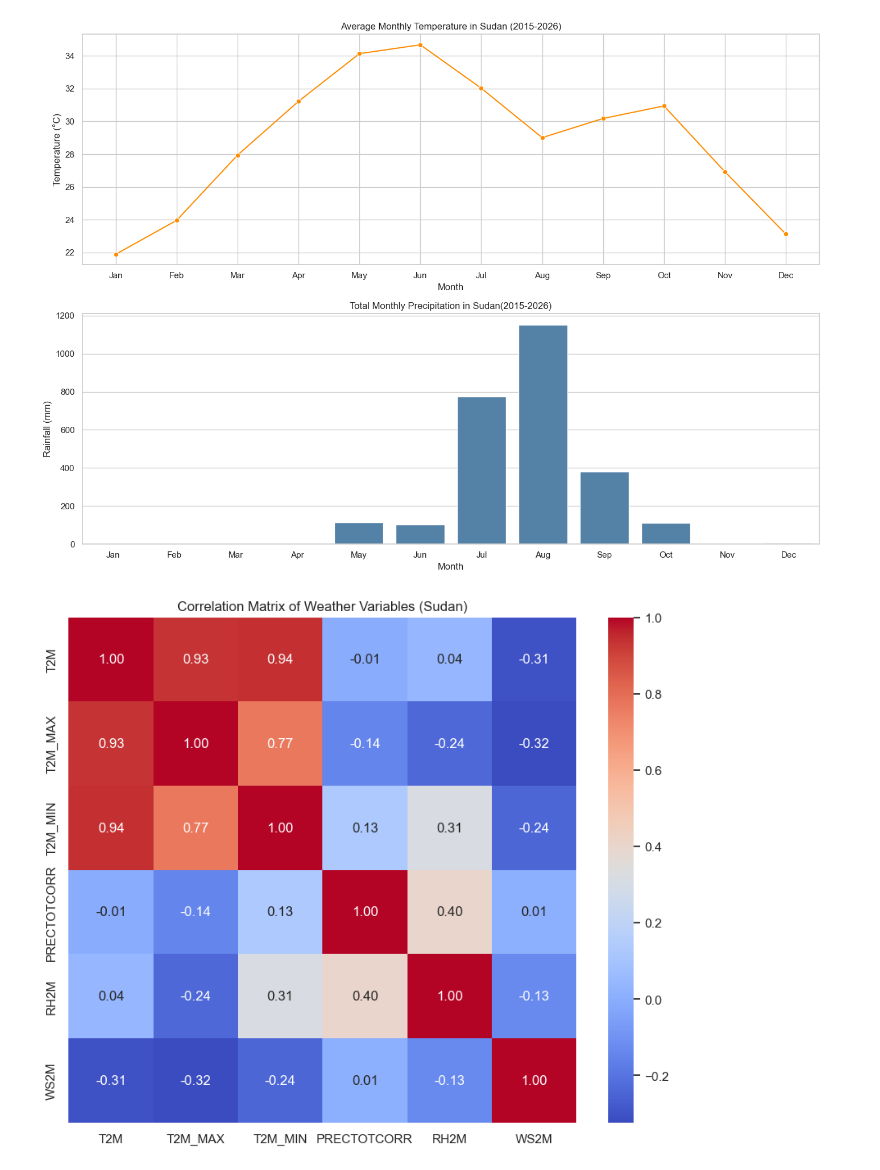
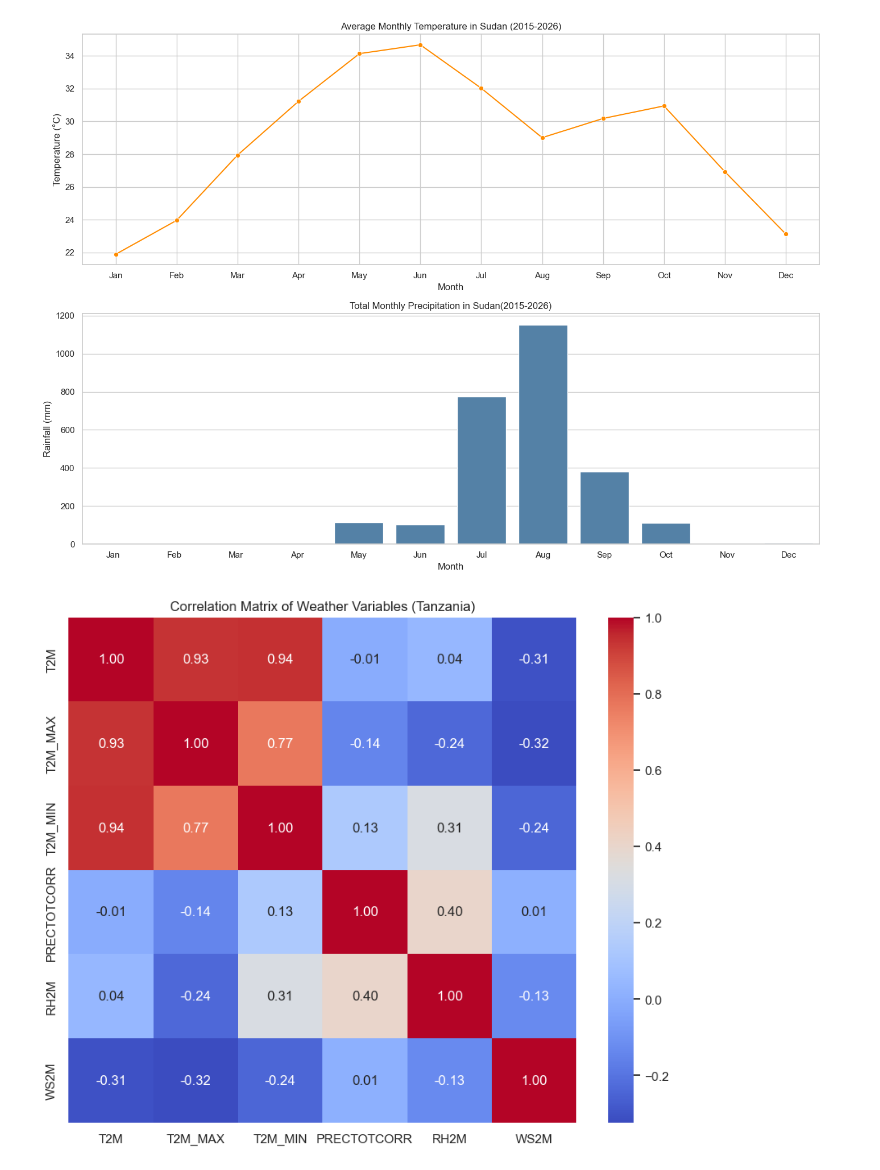
Before and after one commit to meba-tesfaye/climate-challenge-week0, a Jupyter notebook: sudan_eda.ipynb, the cells around one changed output. Saved outputs shown, nothing was run; the diff lists cells and outputs as text; code cells hidden in the pictures.

```diff
--- a/sudan_eda.ipynb
+++ b/sudan_eda.ipynb
@@ -80,11 +80,11 @@ plt.show()
 # %%
 plt.figure(figsize=(10, 8))
 # Select only the weather columns for the correlation
 weather_cols = ['T2M', 'T2M_MAX', 'T2M_MIN', 'PRECTOTCORR', 'RH2M', 'WS2M']
 corr = df[weather_cols].corr()
 
 sns.heatmap(corr, annot=True, cmap='coolwarm', fmt=".2f")
-plt.title('Correlation Matrix of Weather Variables (Sudan)')
+plt.title('Correlation Matrix of Weather Variables (Tanzania)')
 plt.show()
 # %% [output]
-[figure, old version]
+[figure, new version]
```
Also changed, not shown: 7 other files.
